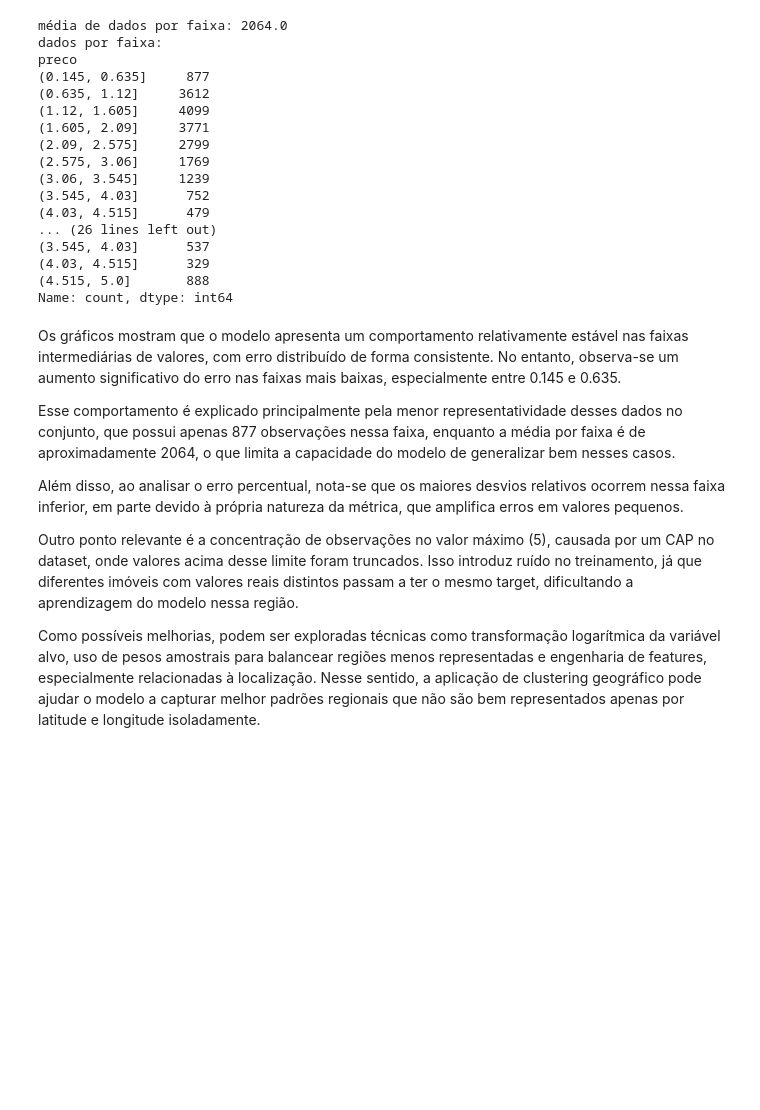
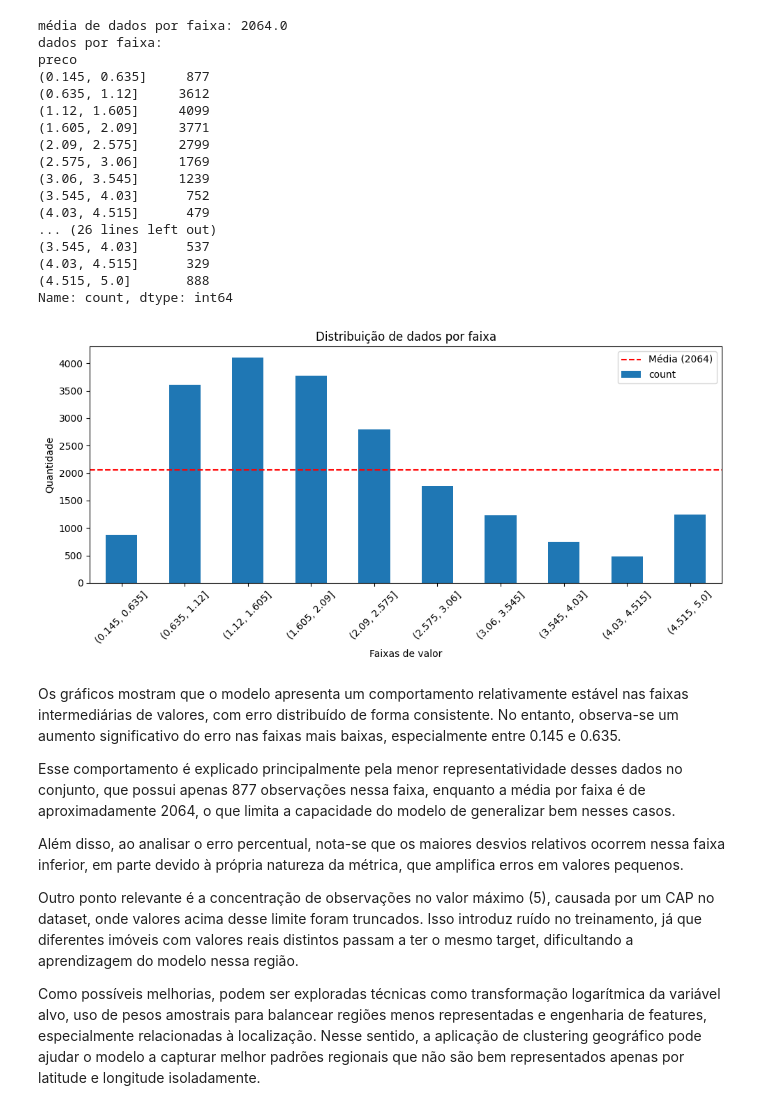
Before and after one commit to HenriqueAntunesAguiar/machine_learn_imoveis, a Jupyter notebook: analise_imoveis/document.ipynb, the cells around one changed output. Saved outputs shown, nothing was run; the diff lists cells and outputs as text; code cells hidden in the pictures; blank space fills up the shorter version.

```diff
--- a/analise_imoveis/document.ipynb
+++ b/analise_imoveis/document.ipynb
@@ -281,6 +288,21 @@ preco
 (4.03, 4.515]      329
 (4.515, 5.0]       888
 Name: count, dtype: int64
+# %%
+plt.figure(figsize=(10,5))
+contagem_total.plot(kind='bar')
+plt.axhline(media, linestyle='--', color='red', label=f'Média ({media:.0f})')
+
+plt.title('Distribuição de dados por faixa')
+plt.xlabel('Faixas de valor')
+plt.ylabel('Quantidade')
+plt.xticks(rotation=45)
+
+plt.legend()
+plt.tight_layout()
+plt.show()
+# %% [output]
+[figure, added]
 # %% [markdown]
 Os gráficos mostram que o modelo apresenta um comportamento relativamente estável nas faixas intermediárias de valores, com erro distribuído de forma consistente. No entanto, observa-se um aumento significativo do erro nas faixas mais baixas, especialmente entre 0.145 e 0.635.
 
```
Also changed, not shown: parts of 1 cell of this notebook.
